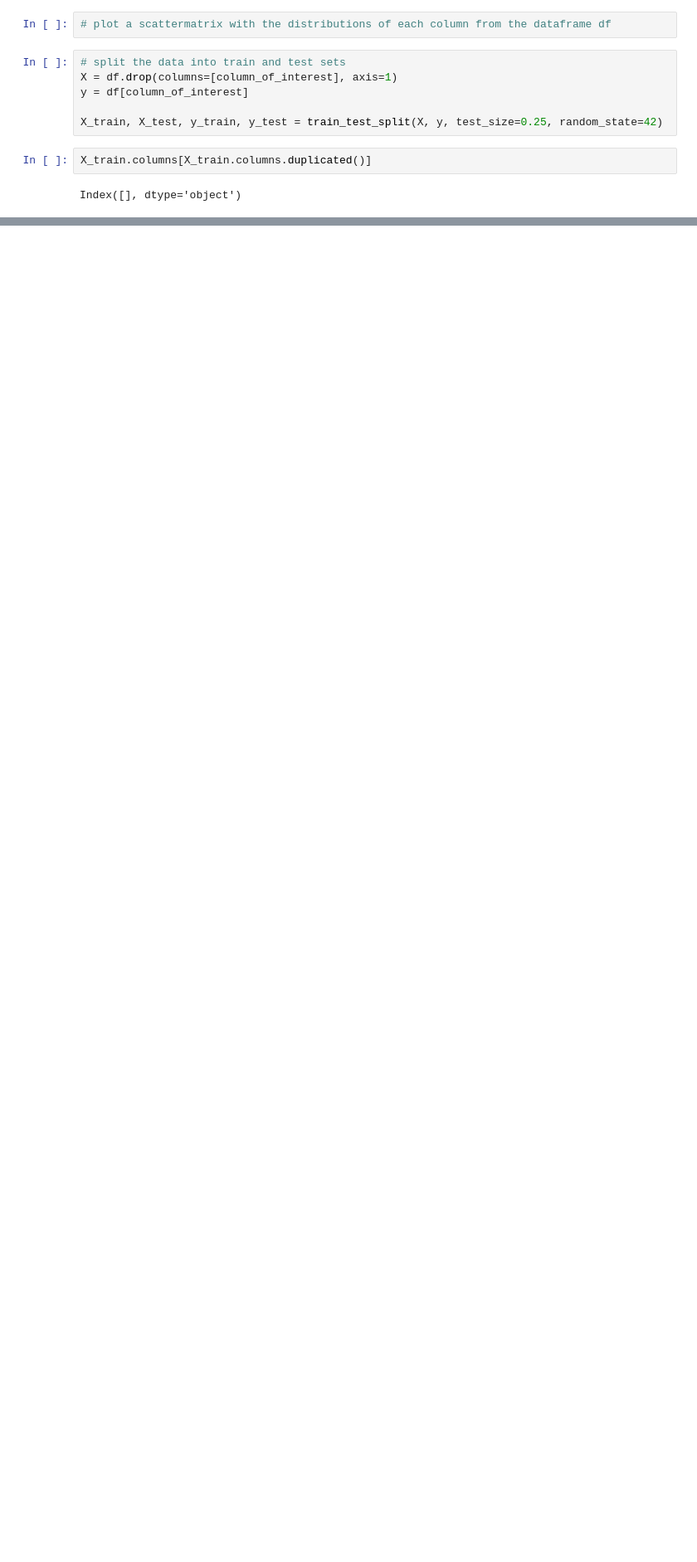
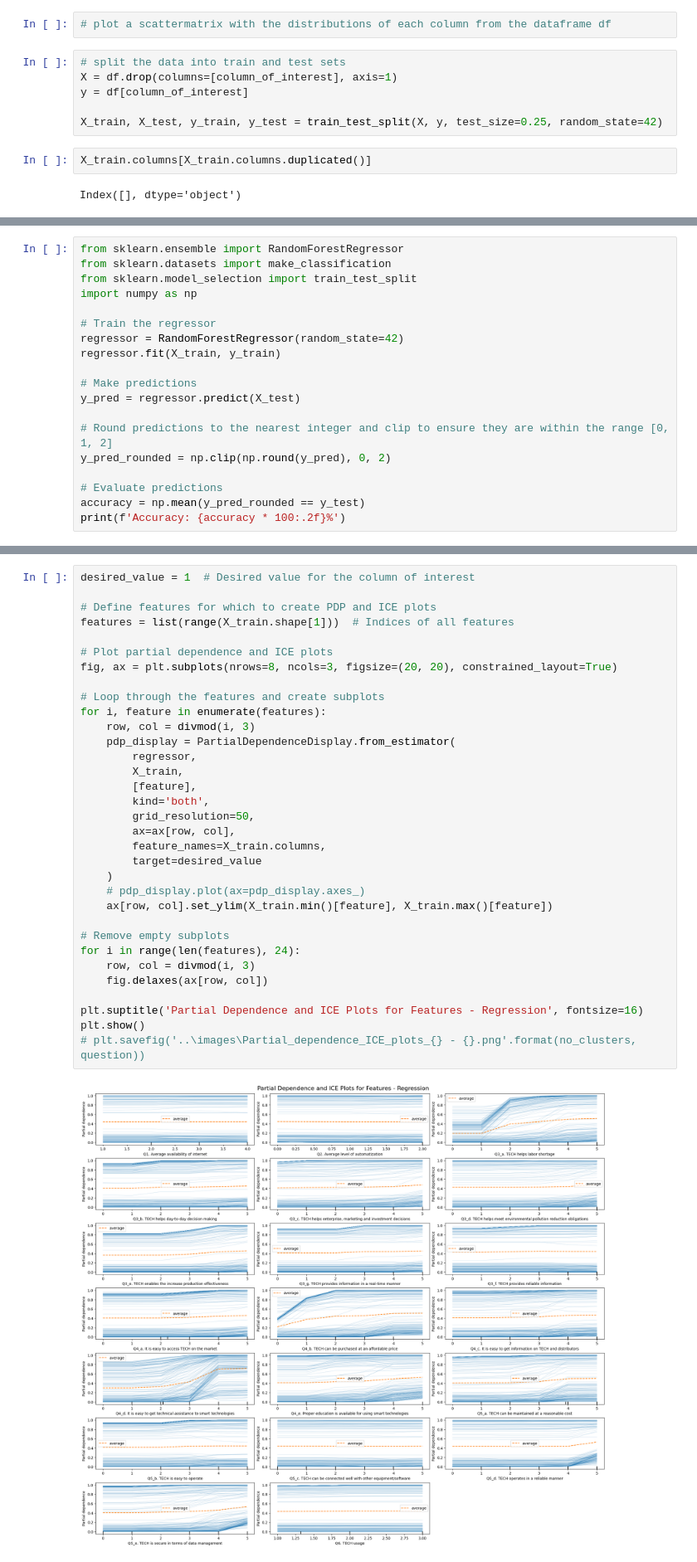
Before and after one commit to CorpaciLC/Livestock_explainable_regression, a Jupyter notebook: src/Explainable Regression 2 labels.ipynb, the cells around one changed output, grey strips where cells are left out. Shown at 83% size. Saved outputs shown, nothing was run; the diff lists cells and outputs as text; blank space fills up the shorter version.

```diff
--- a/src/Explainable Regression 2 labels.ipynb
+++ b/src/Explainable Regression 2 labels.ipynb
@@ -434,0 +461,19 @@ IndexError: index 2 is out of bounds for axis 0 with size 1
+# %%
+from sklearn.ensemble import RandomForestRegressor
+from sklearn.datasets import make_classification
+from sklearn.model_selection import train_test_split
+import numpy as np
+
+# Train the regressor
+regressor = RandomForestRegressor(random_state=42)
+regressor.fit(X_train, y_train)
+
+# Make predictions
+y_pred = regressor.predict(X_test)
+
+# Round predictions to the nearest integer and clip to ensure they are within the range [0, 1, 2]
+y_pred_rounded = np.clip(np.round(y_pred), 0, 2)
+
+# Evaluate predictions
+accuracy = np.mean(y_pred_rounded == y_test)
+print(f'Accuracy: {accuracy * 100:.2f}%')
@@ -434,0 +482,35 @@ IndexError: index 2 is out of bounds for axis 0 with size 1
+# %%
+desired_value = 1  # Desired value for the column of interest
+
+# Define features for which to create PDP and ICE plots
+features = list(range(X_train.shape[1]))  # Indices of all features
+
+# Plot partial dependence and ICE plots
+fig, ax = plt.subplots(nrows=8, ncols=3, figsize=(20, 20), constrained_layout=True)
+
+# Loop through the features and create subplots
+for i, feature in enumerate(features):
+    row, col = divmod(i, 3)
+    pdp_display = PartialDependenceDisplay.from_estimator(
+        regressor,
+        X_train,
+        [feature],
+        kind='both',
+        grid_resolution=50,
+        ax=ax[row, col],
+        feature_names=X_train.columns,
+        target=desired_value
+    )
+    # pdp_display.plot(ax=pdp_display.axes_)
+    ax[row, col].set_ylim(X_train.min()[feature], X_train.max()[feature])
+
+# Remove empty subplots
+for i in range(len(features), 24):
+    row, col = divmod(i, 3)
+    fig.delaxes(ax[row, col])
+
+plt.suptitle('Partial Dependence and ICE Plots for Features - Regression', fontsize=16)
+plt.show()
+# plt.savefig('..\images\Partial_dependence_ICE_plots_{} - {}.png'.format(no_clusters, question))
+# %% [output]
+[figure, added]
```
Also changed, not shown: parts of 14 cells of this notebook, 1 other file.
